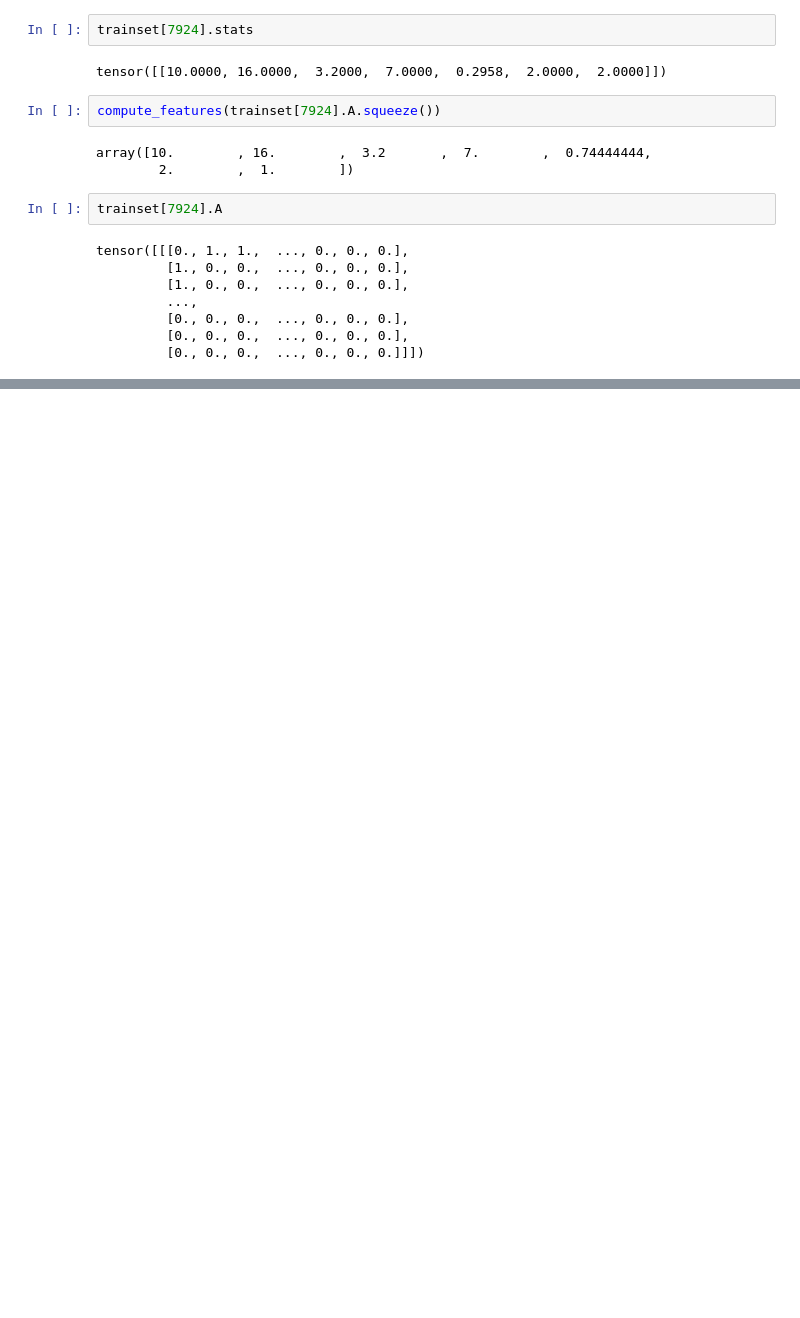
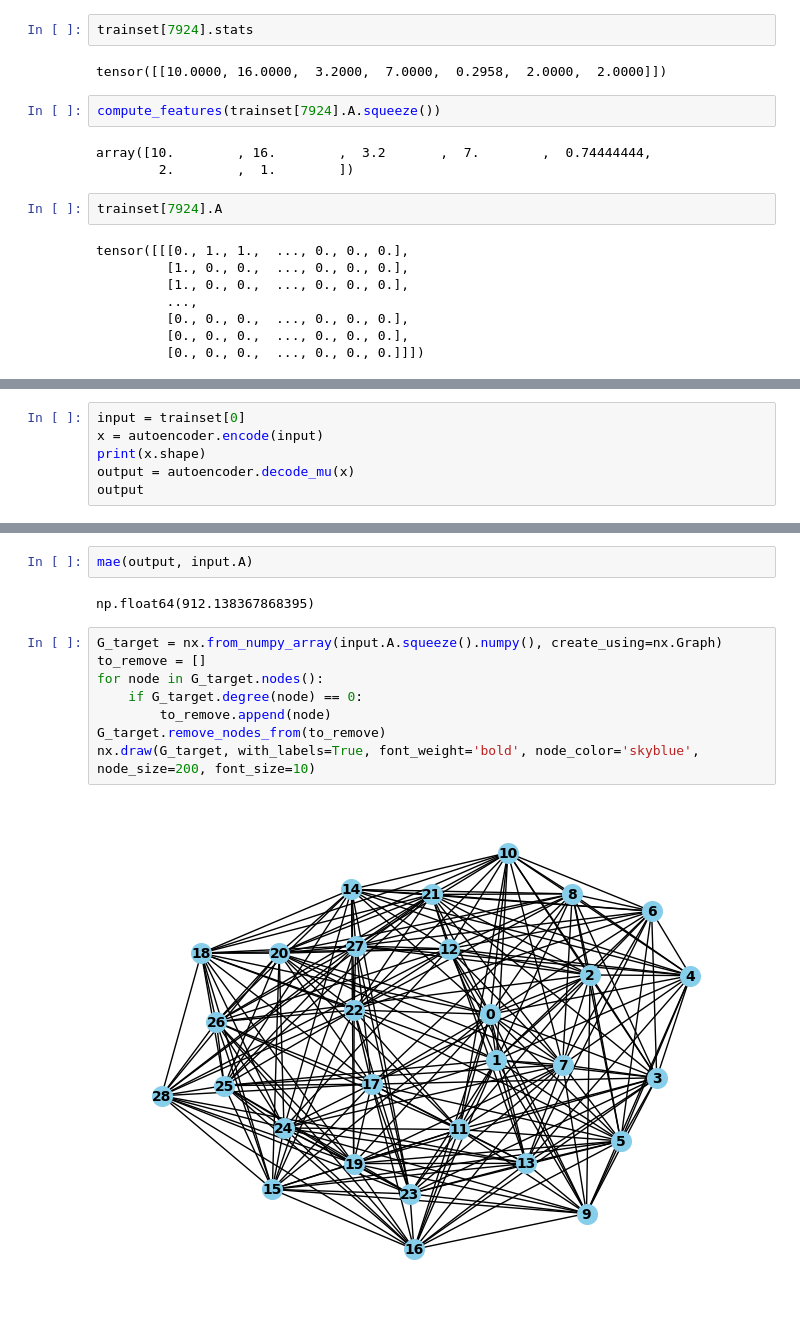
Before and after one commit to matthieuml/GGSP, a Jupyter notebook: src/ggsp/metrics/utils.ipynb, the cells around one changed output, grey strips where cells are left out. Cells and saved outputs as stored; diff of their text form; blank space fills up the shorter version.

```diff
--- a/src/ggsp/metrics/utils.ipynb
+++ b/src/ggsp/metrics/utils.ipynb
@@ -206,0 +250,6 @@ tensor([[[0., 1., 1.,  ..., 0., 0., 0.],
+# %%
+input = trainset[0]
+x = autoencoder.encode(input)
+print(x.shape)
+output = autoencoder.decode_mu(x)
+output
@@ -206,0 +265,14 @@ tensor([[[0., 1., 1.,  ..., 0., 0., 0.],
+# %%
+mae(output, input.A)
+# %% [output]
+np.float64(912.138367868395)
+# %%
+G_target = nx.from_numpy_array(input.A.squeeze().numpy(), create_using=nx.Graph)
+to_remove = []
+for node in G_target.nodes():
+    if G_target.degree(node) == 0:
+        to_remove.append(node)
+G_target.remove_nodes_from(to_remove)
+nx.draw(G_target, with_labels=True, font_weight='bold', node_color='skyblue', node_size=200, font_size=10)
+# %% [output]
+[figure, added]
```
Also changed, not shown: parts of 26 cells of this notebook.
